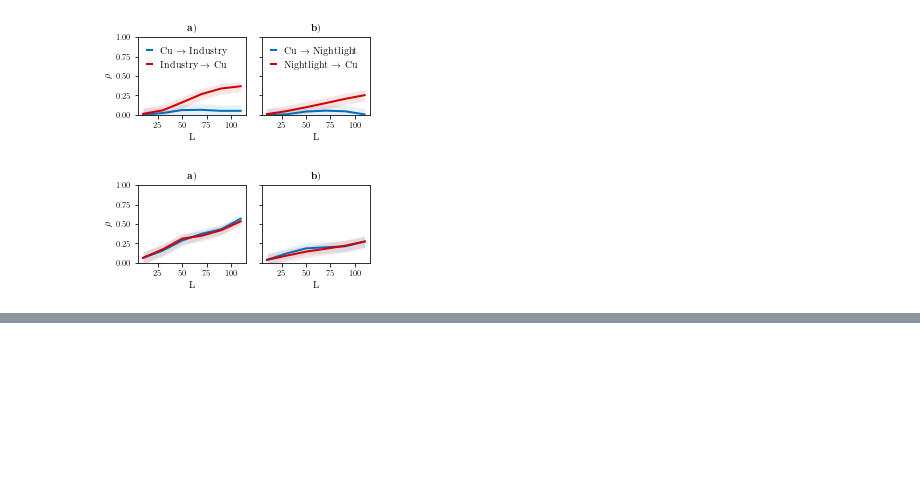
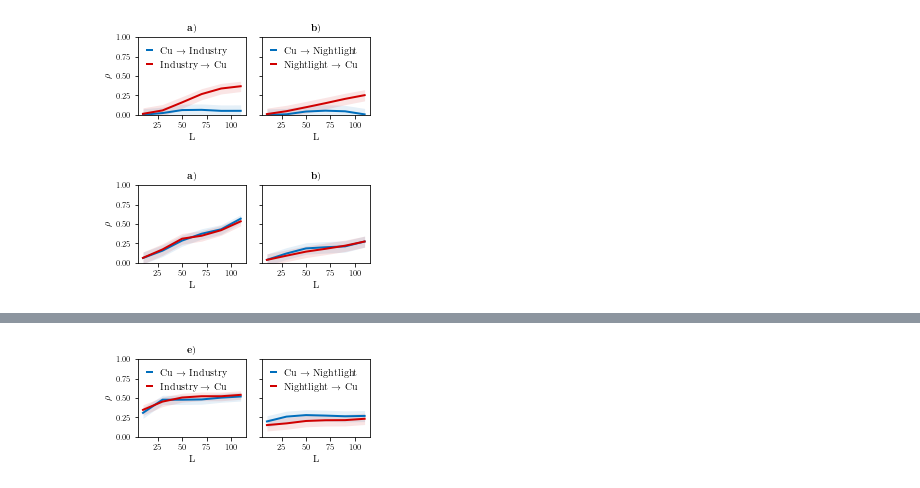
Before and after one commit to KatharinaBracher/GCCM, a Jupyter notebook: gccm_python/notebooks/fig1.ipynb, the cells around one changed output, grey strips where cells are left out. Cells and saved outputs as stored; diff of their text form; code cells hidden in the pictures; blank space fills up the shorter version.

```diff
--- a/gccm_python/notebooks/fig1.ipynb
+++ b/gccm_python/notebooks/fig1.ipynb
@@ -187,2 +187,12 @@ plt.tight_layout()
 # %% [output]
 [figure]
+# %%
+with open('../pollution_results/sampling_Cu/Iresults_sampling.pkl', 'rb') as pickle_file:
+    iresults = pickle.load(pickle_file)
+with open('../pollution_results/sampling_Cu/Nresults_sampling.pkl', 'rb') as pickle_file:
+    nresults = pickle.load(pickle_file)
+ix_xmap_y_s, iy_xmap_x_s = get_mean(iresults, lib_sizes)
+nx_xmap_y_s, ny_xmap_x_s = get_mean(nresults, lib_sizes)
+
+i_xy_u_s, i_xy_l_s, i_yx_u_s, i_yx_l_s = get_interval(iresults, lib_sizes)
+n_xy_u_s, n_xy_l_s, n_yx_u_s, n_yx_l_s = get_interval(nresults, lib_sizes)
@@ -188,0 +269,48 @@ plt.tight_layout()
+# %%
+fig, ax = plt.subplots(1,2, figsize=(4,2), sharey='row')
+
+#p1,= ax.flatten()[0].plot(lib_sizes, ix_xmap_y_al, '--', c='#006EBC', alpha=0.4, lw=2, label='Gao et al.')
+#p2,= ax.flatten()[0].plot(lib_sizes, iy_xmap_x_al, '--', c='#D00000', alpha=0.4, lw=2)
+
+p3,= ax.flatten()[0].plot(lib_sizes, ix_xmap_y_s,  c='#006EBC',  lw=2, label = r'Cu $\rightarrow$ Industry')
+ax.flatten()[0].fill_between(lib_sizes, i_xy_l_s, i_xy_u_s, color='#006EBC', alpha=0.1, label='Confidence Interval', lw=0)
+p4,= ax.flatten()[0].plot(lib_sizes, iy_xmap_x_s,  c='#D00000',  lw=2, label = r'Industry $\rightarrow$ Cu')
+ax.flatten()[0].fill_between(lib_sizes, i_yx_l_s, i_yx_u_s, color='#D00000', alpha=0.1, label='Confidence Interval', lw=0)
+
+ax.flatten()[0].set_ylim(0,1)
+ax.flatten()[0].set_title(r'$\textbf e)$')
+ax.flatten()[0].set_xlabel('L')
+ax.flatten()[0].set_ylabel(r'$\rho$')
+ax[0].xaxis.set_major_locator(MaxNLocator(integer=True, nbins=5))
+
+
+legend = ax[0].legend([p3, p4], [r'Cu $\rightarrow$ Industry', r'Industry $\rightarrow$ Cu'], scatterpoints=1,
+               numpoints=1, markerscale=1., handler_map={tuple: HandlerTuple(ndivide=None, pad=0.7)},
+               handlelength=0.5, loc='upper left', frameon=False)
+for legobj in legend.legendHandles:
+    legobj.set_linewidth(2)
+
+#p1,= ax.flatten()[1].plot(lib_sizes, nx_xmap_y_al, '--', c='#006EBC', alpha=0.4, lw=2, label='Gao et al.')
+#p2,= ax.flatten()[1].plot(lib_sizes, ny_xmap_x_al, '--', c='#D00000', alpha=0.4, lw=2)
+
+p3,= ax.flatten()[1].plot(lib_sizes, nx_xmap_y_s,  c='#006EBC',  lw=2, label = r'Cu $\rightarrow$ Nightlight')
+ax.flatten()[1].fill_between(lib_sizes, n_xy_l_s, n_xy_u_s, color='#006EBC', alpha=0.1, label='Confidence Interval', lw=0)
+p4,= ax.flatten()[1].plot(lib_sizes, ny_xmap_x_s,  c='#D00000',  lw=2, label = r'Nightlight $\rightarrow$ Cu')
+ax.flatten()[1].fill_between(lib_sizes, n_yx_l_s, n_yx_u_s, color='#D00000', alpha=0.1, label='Confidence Interval', lw=0)
+
+ax.flatten()[1].set_ylim(0,1)
+#ax.flatten()[1].set_title(r'$\textbf d)$')
+ax.flatten()[1].set_xlabel('L')
+ax[1].xaxis.set_major_locator(MaxNLocator(integer=True, nbins=5))
+
+
+legend = ax[1].legend([p3, p4], [r'Cu $\rightarrow$ Nightlight', r'Nightlight $\rightarrow$ Cu'], scatterpoints=1,
+               numpoints=1, markerscale=1., handler_map={tuple: HandlerTuple(ndivide=None, pad=0.7)},
+               handlelength=0.5, loc='upper left', frameon=False)
+for legobj in legend.legendHandles:
+    legobj.set_linewidth(2)
+
+plt.tight_layout()
+plt.savefig('../plots_paper/sampling.pdf', bbox_inches='tight')
+# %% [output]
+[figure, added]
```
Also changed, not shown: parts of 6 cells of this notebook, 4 other files.
